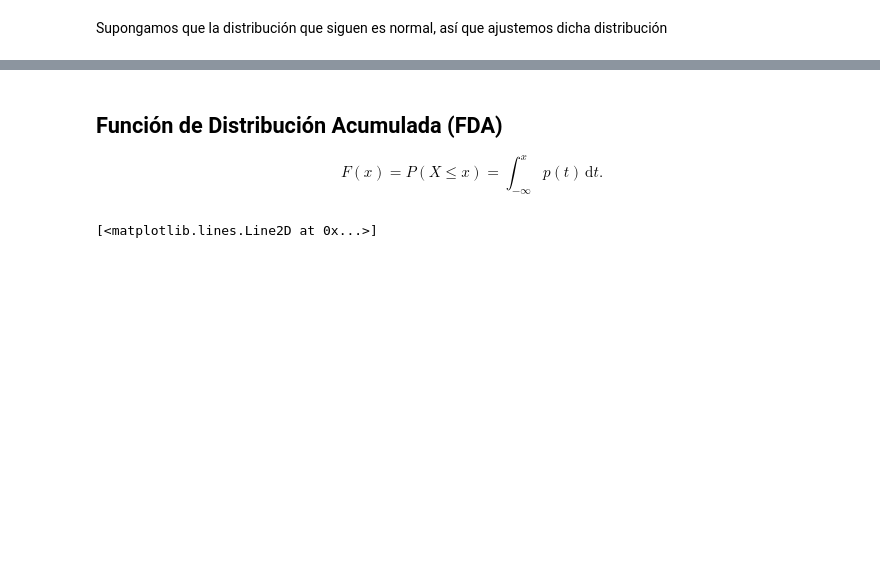
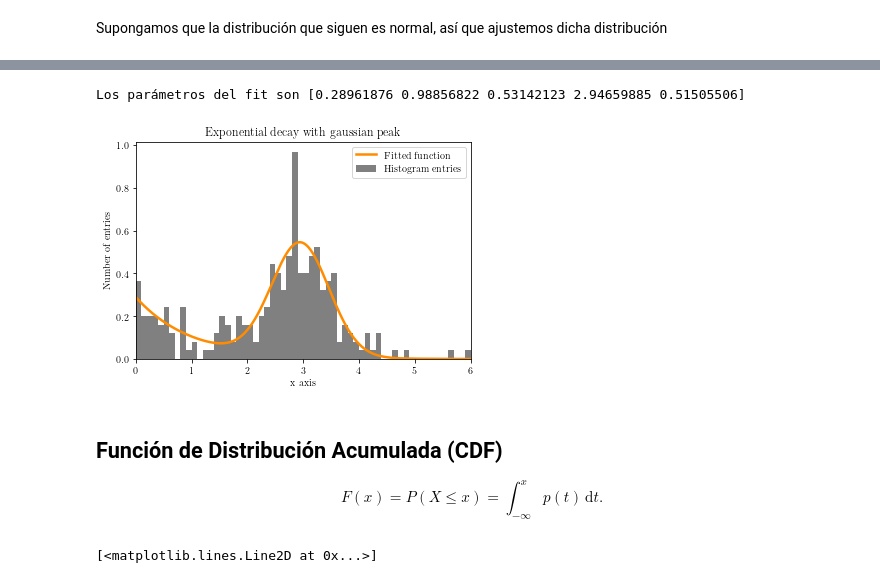
Before and after one commit to aaguayoo/Labo, a Jupyter notebook: Probabilidad.ipynb, the cells around one changed output, grey strips where cells are left out. Drawn from its saved outputs; the diff is of its cells as text; code cells hidden in the pictures; blank space fills up the shorter version.

```diff
--- a/Probabilidad.ipynb
+++ b/Probabilidad.ipynb
@@ -251,0 +260,6 @@ $\displaystyle \mu = 49.747995989834365 \, \, \text{ y } \, \, \sigma = 9.838286
+# %%
+# La función que vamos a ajustar es una exponencial con
+# una gaussiana
+
+def fit_function(x, A, beta, B, mu, sigma):
+    return (A * np.exp(-x/beta) + B * np.exp(-1.0 * (x - mu)**2 / (2 * sigma**2)))
@@ -252,5 +289,26 @@ $\displaystyle \mu = 49.747995989834365 \, \, \text{ y } \, \, \sigma = 9.838286
+# %%
+# Hacemos el fit de nuestra función al histograma.
+#p0 = [20000, 2.0, 2000, 3.0, 0.3]
+p0 = [0.2, 2.27, 0.49, 2.97, 0.5]
+popt, pcov = curve_fit(fit_function, xdata=binscenters, ydata=data_entries, p0=p0)
+# %%
+# Y plottemos el histograma junto con el fit
+xspace = np.linspace(0, 6, 100000)
+plt.bar(binscenters, data_entries, width=bins[1] - bins[0], color='gray', label=r'Histogram entries')
+plt.plot(xspace, fit_function(xspace, *popt), color='darkorange', linewidth=2.5, label=r'Fitted function')
+
+plt.xlim(0,6)
+plt.xlabel(r'x axis')
+plt.ylabel(r'Number of entries')
+plt.title(r'Exponential decay with gaussian peak')
+plt.legend(loc='best')
+
+print("Los parámetros del fit son {}".format(popt))
+# %% [output]
+Los parámetros del fit son [0.28961876 0.98856822 0.53142123 2.94659885 0.51505506]
+[figure, added]
 # %% [markdown]
-## Función de Distribución Acumulada (FDA)
+## Función de Distribución Acumulada (CDF)
 
 $$
 F(x) = P(X \leq x) = \int_{-\infty}^x p(t) \, \mathrm{d}t.
```
Also changed, not shown: parts of 39 cells of this notebook.
